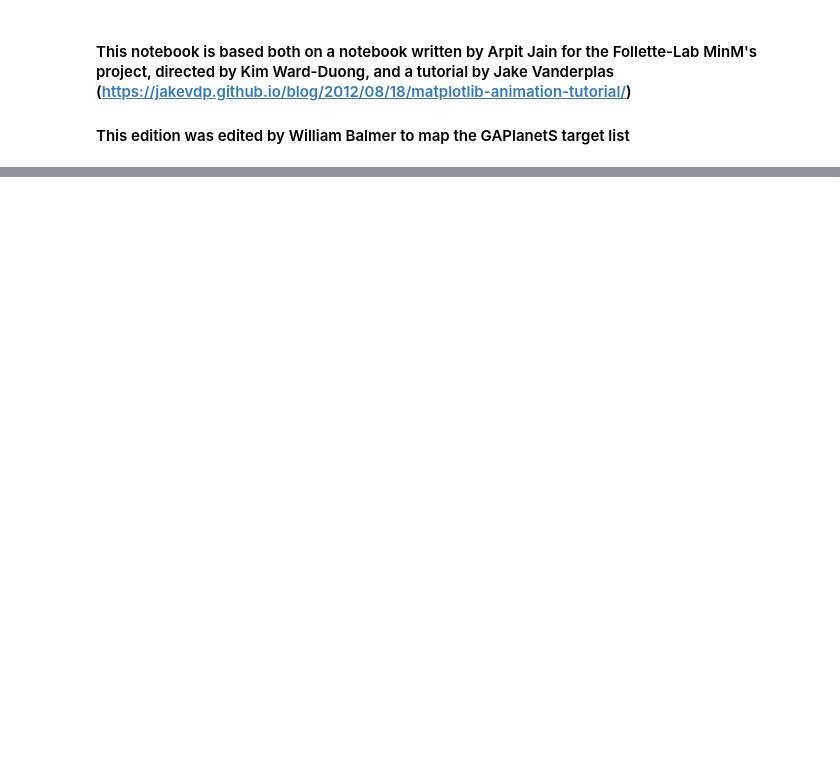
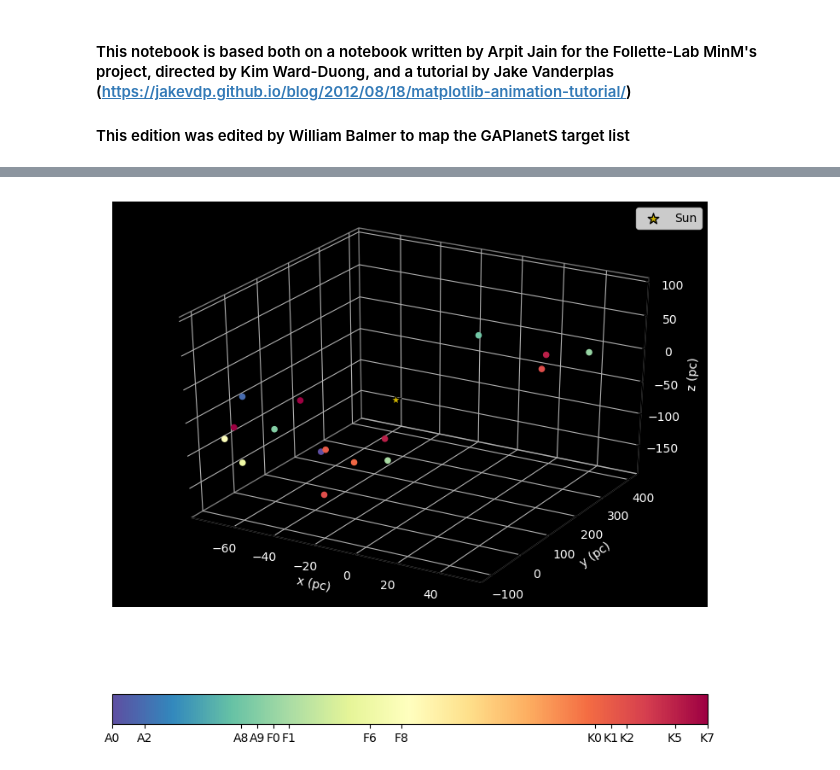
Before and after one commit to kfollette/Follette-group, a Jupyter notebook: GAPlanetS/python/GAPlanetS_3D_targetmap/target_map_figure.ipynb, the cells around one changed output, grey strips where cells are left out. Saved outputs shown, nothing was run; the diff lists cells and outputs as text; code cells hidden in the pictures; blank space fills up the shorter version.

```diff
--- a/GAPlanetS/python/GAPlanetS_3D_targetmap/target_map_figure.ipynb
+++ b/GAPlanetS/python/GAPlanetS_3D_targetmap/target_map_figure.ipynb
@@ -23,12 +20,19 @@ data2 = pd.concat([data['Name'],data['RA'],data['Dec'],data['Distance (calc)'],d
 # %%
-ra = data2['RA'].to_numpy()
+#creating simplified arrays for plotting, etc
+ra = data['RA'].to_numpy()
 ra = ra.flatten()
-dec = data2['Dec'].to_numpy()
+
+dec = data['Dec'].to_numpy()
 dec = dec.flatten()
-d = data2['Distance (calc)'].to_numpy()
+
+d = data['Distance (calc)'].to_numpy()
 d = d.flatten()
-spectral = data2['Spectral Type'].to_numpy()
+
+spectral = data['Spectral Type'].to_numpy()
 spectral = spectral.flatten()
+
+assoc = data['Association'].to_numpy()
+assoc = assoc.flatten()
 # %%
 #empty arrays to be appended to later
 x = []
@@ -55,14 +87,13 @@ for i in range(len(spectral)):
 # %%
 #Plotting the 3D figure here
-fig = plt.figure(figsize=(8,8))
+fig = plt.figure(figsize=(9,9), dpi=100)
 ax = plt.axes(projection='3d')
-
-color = [] #Setting up an empty array for the color values to be set to
 
 cm = plt.get_cmap("Spectral_r")
 
+
 #Plotting
-p = ax.scatter3D(x,y,z, cmap=cm, c=spect)
+p = ax.scatter3D(x,y,z, cmap=cm, c=spect, depthshade=False)
 ax.scatter(0,0,0, color ='xkcd:mustard',label = 'Sun', marker='*', edgecolors='k', s=90) #plots the sun
 plt.legend()
 ax.set_facecolor('k')
@@ -93,3 +122,4 @@ plt.show()
+[figure, added]
 # %%
 def init():
     p = ax.scatter3D(x,y,z, cmap=cm, c=spect)
```
Also changed, not shown: parts of 5 cells of this notebook, 2 other files.
